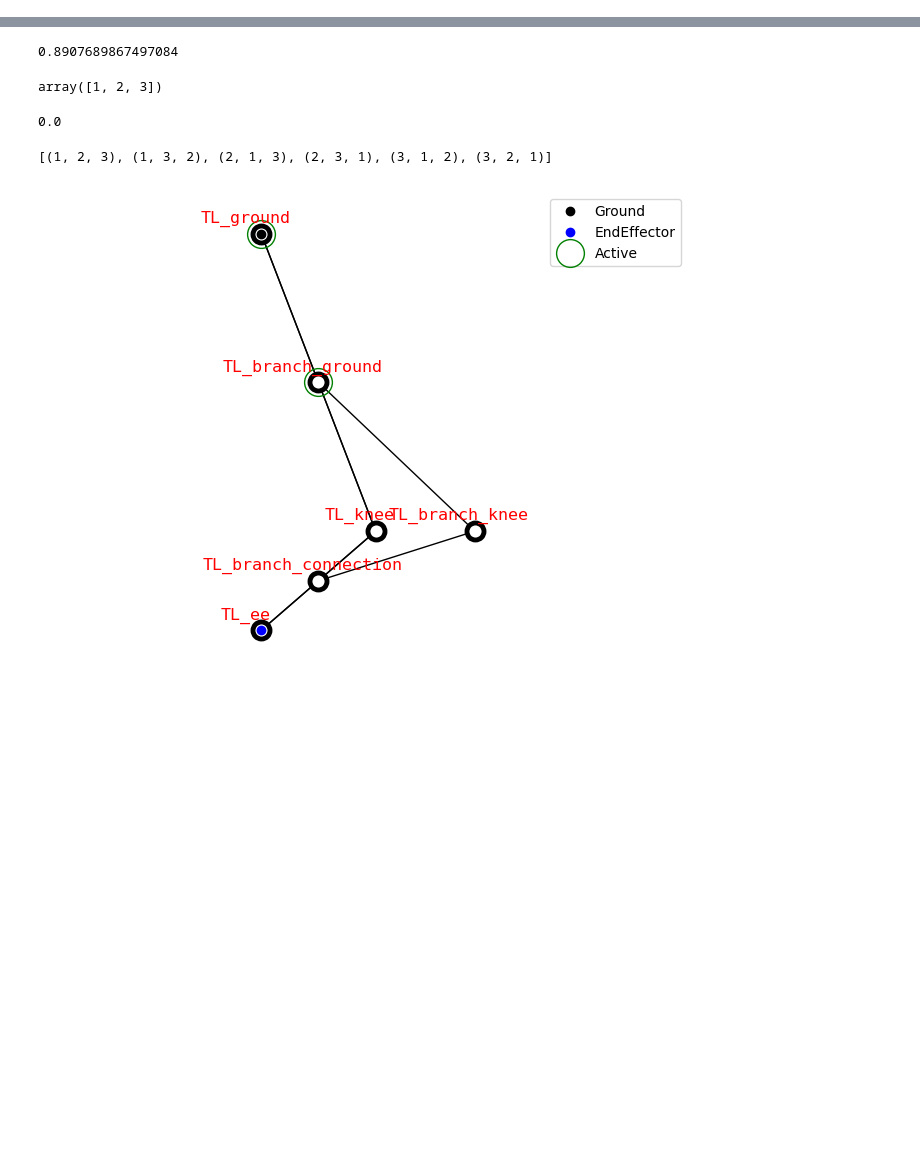
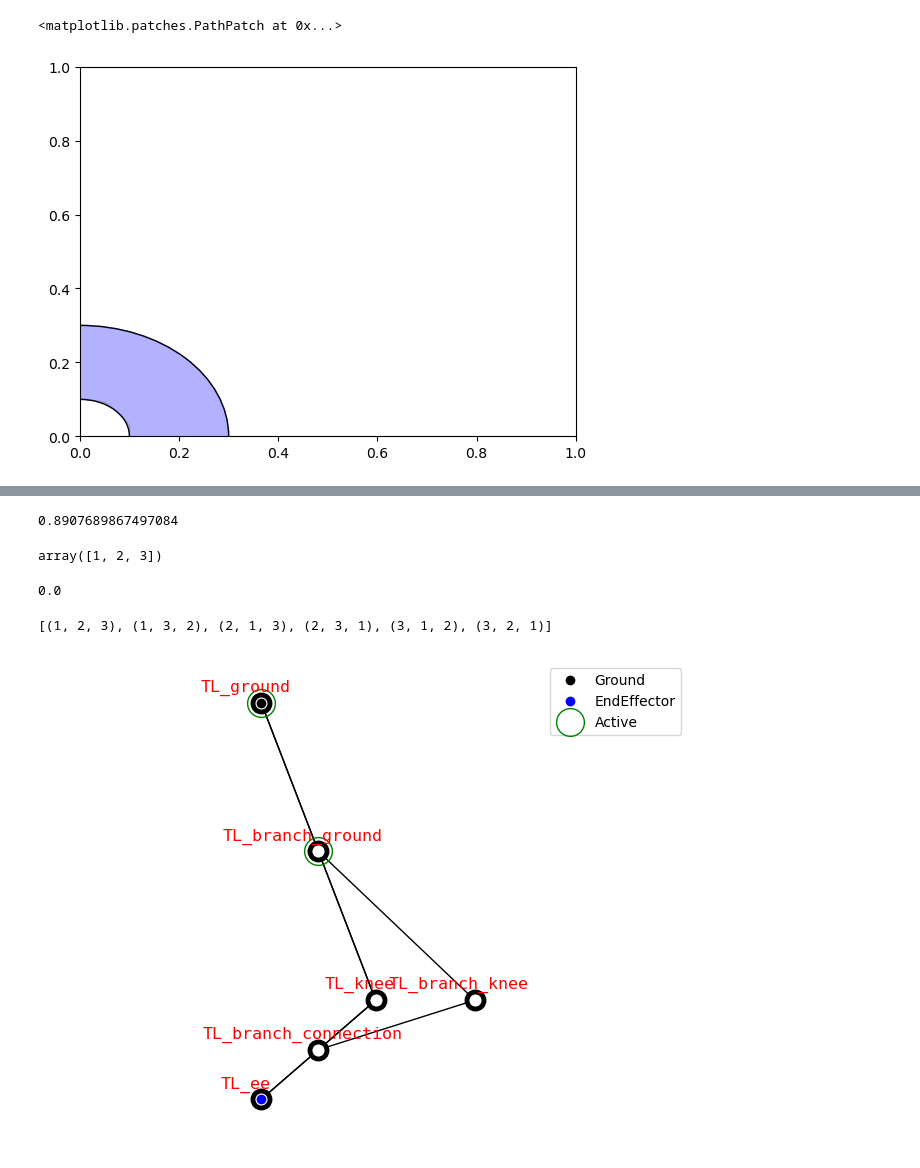
Before and after one commit to LicAiBeerLab/auto-robotics-design, a Jupyter notebook: testing_ground/freak_free_generator-1.ipynb, the cells around one changed output, grey strips where cells are left out. Drawn from its saved outputs; the diff is of its cells as text; code cells hidden in the pictures; blank space fills up the shorter version.

```diff
--- a/testing_ground/freak_free_generator-1.ipynb
+++ b/testing_ground/freak_free_generator-1.ipynb
@@ -9,0 +28,33 @@ from auto_robot_design.description.utils import draw_joint_point
+# %%
+
+# Parameters for the circles
+center = (0, 0)
+radius1 = 0.3
+radius2 = 0.1
+
+# Create a figure and axis
+ax = plt.gca()
+
+# Define the outer and inner circles
+outer_circle = Circle(center, radius1, edgecolor='black', facecolor='none')
+inner_circle = Circle(center, radius2, edgecolor='black', facecolor='none')
+
+# Add circles to the plot
+ax.add_patch(outer_circle)
+ax.add_patch(inner_circle)
+
+# Create the paths for the circles
+outer_path = Path.circle(center=center, radius=radius1)
+inner_path = Path.circle(center=center, radius=radius2)
+
+# Create the path patch for the area between the circles
+vertices = np.concatenate([outer_path.vertices, inner_path.vertices[::-1]])
+codes = np.concatenate([outer_path.codes, inner_path.codes])
+path = Path(vertices, codes)
+patch = PathPatch(path, facecolor='blue', alpha=0.3)
+
+# Add the path patch to the plot
+ax.add_patch(patch)
+# %% [output]
+<matplotlib.patches.PathPatch at 0x...>
+[figure, added]
```
Also changed, not shown: parts of 4 cells of this notebook, 1 other file.
